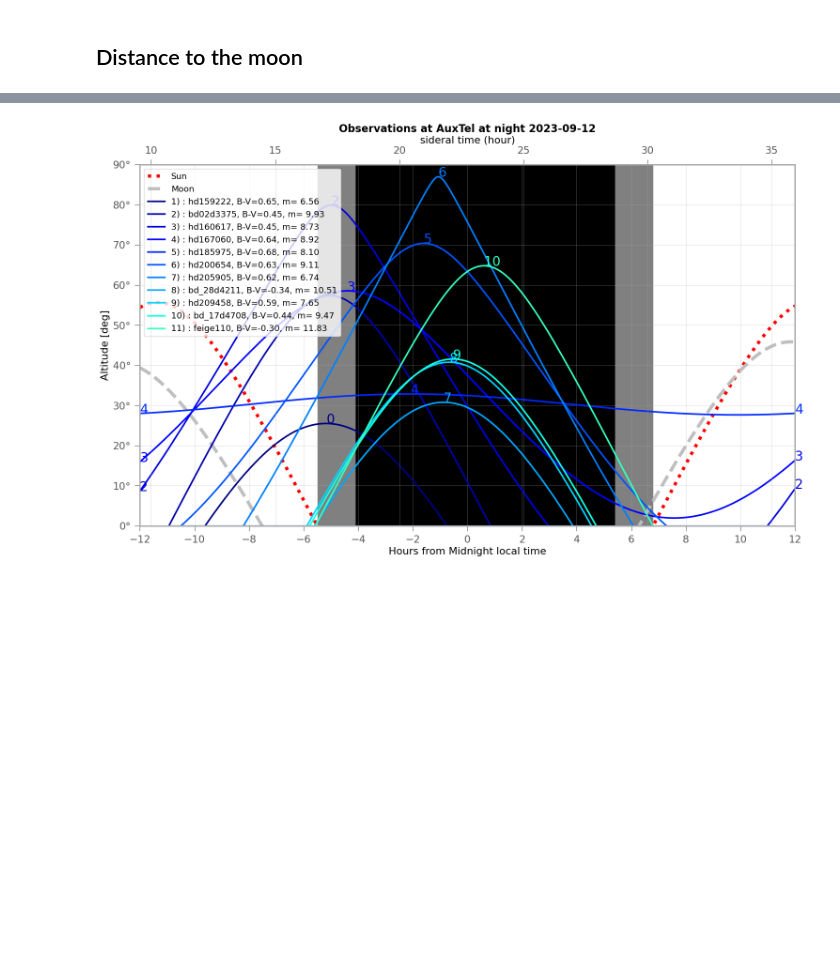
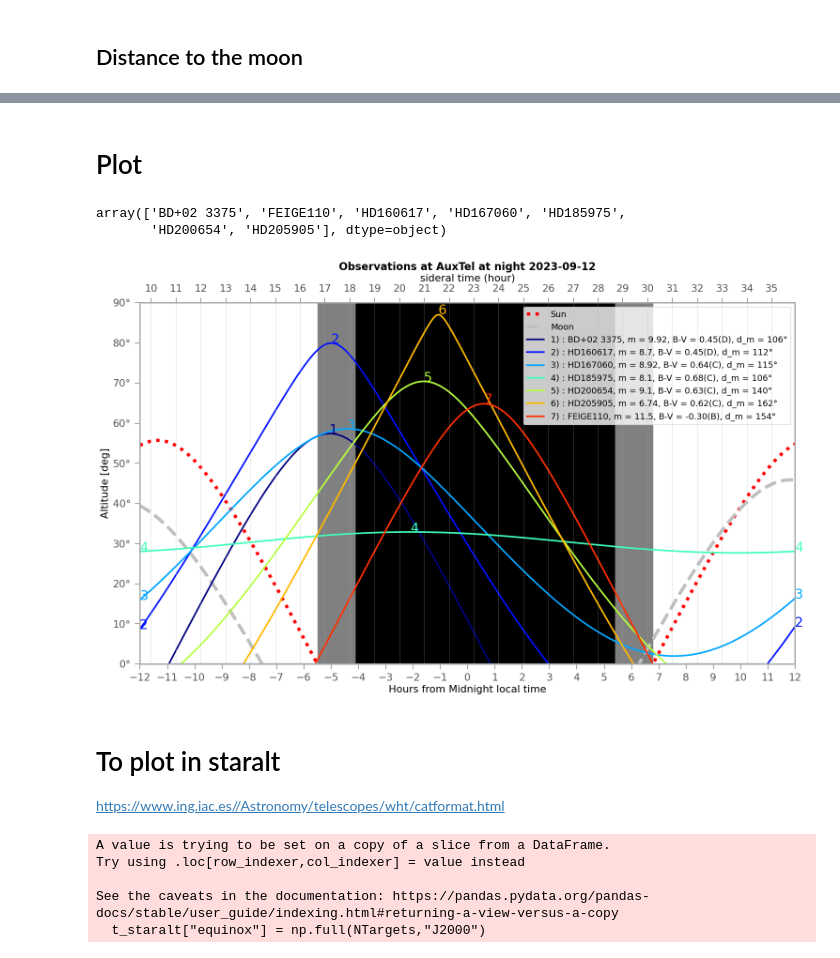
Before and after one commit to sylvielsstfr/AuxtelStarAlt, a Jupyter notebook: notebooks/2023-09-12/BuildVisibleCalspecList.ipynb, the cells around one changed output, grey strips where cells are left out. Drawn from its saved outputs; the diff is of its cells as text; code cells hidden in the pictures; blank space fills up the shorter version.

```diff
--- a/notebooks/2023-09-12/BuildVisibleCalspecList.ipynb
+++ b/notebooks/2023-09-12/BuildVisibleCalspecList.ipynb
@@ -501,0 +633,2 @@ sorted_all_timemax
+# %%
+t["tmax"] = all_timemax
@@ -501,0 +640,3 @@ sorted_all_timemax
+# %%
+rank = np.argsort(all_timemax)
+rank
@@ -501,0 +645,3 @@ sorted_all_timemax
+# %%
+rankinv = np.argsort(rank)
+rankinv
@@ -501,0 +652,3 @@ sorted_all_timemax
+# %%
+t["rank_tmax"] = rankinv # rank in time
+t["rank_num"] = np.arange(NTargets) # rank in original table
@@ -502,3 +672,11 @@ sorted_all_timemax
+# %% [markdown]
+# Plot
+# %%
+all_target_names = t["Star_name"].values
+all_target_names
+# %% [output]
+array(['BD+02 3375', 'FEIGE110', 'HD160617', 'HD167060', 'HD185975',
+       'HD200654', 'HD205905'], dtype=object)
 # %%
 fig = plt.figure(figsize=(18,10))
 ax=fig.add_subplot(1,1,1)
@@ -507,45 +685,75 @@ ax=fig.add_subplot(1,1,1)
 ax.plot(delta_midnight, sunaltazs_evening_to_morning.alt, color='r', ls=":",label='Sun',lw=5)
 #plot moon
 ax.plot(delta_midnight, moonaltazs_evening_to_morning.alt, color=[0.75]*3, ls='--', label='Moon',lw=5)
 
-rank=0
-for idx in sorted_indexes:
 
-    if all_altitudesmax[idx] > 25:
+# loop on selected targets in pandas dataframe t according rank order
+for index in range(NTargets):
 
-    #label=str(rank)+" : "+t[idx]['tag']
-        label = str(rank+1) + ") : " + all_target_tagnames[idx]
+    # select the good row in pandas dataframe from time ordering
+    row = (t[t["rank_tmax"] == index]).iloc[0]
 
 
-        ax.plot(delta_midnight, all_target_altazs_evening_to_morning[idx].alt,label=label, lw=2.5,color=all_colors[rank])
+    # get its tag
+    label = str(index+1) + ") : " + row["tag"]
 
-        if all_target_altazs_evening_to_morning[idx].alt[-1]>0:
-            ax.text(delta_midnight[-1], all_target_altazs_evening_to_morning[idx].alt[-1], f'{rank}',color=all_colors[rank],fontsize=20)
-        if all_target_altazs_evening_to_morning[idx].alt[0]>0:
-            ax.text(delta_midnight[0], all_target_altazs_evening_to_morning[idx].alt[0], f'{rank}',color=all_colors[rank],fontsize=20)
-        if all_altitudesmax[idx]:
-            ax.text(all_timemax[idx], all_altitudesmax[idx], f'{rank}',color=all_colors[rank],fontsize=20)
+    # rank in all_target_altazs_evening_to_morning table
+    rank_num = row["rank_num"]
+    tmax = row["tmax"]
+    altmax = row["alt_max"]
 
-        rank+=1
+
+
+    # plot trajectory
+    ax.plot(delta_midnight, all_target_altazs_evening_to_morning[rank_num].alt,label=label, lw=2.5,color=all_colors[index])
+
+    # plot label
+    if all_target_altazs_evening_to_morning[rank_num].alt[-1]>0:
+        ax.text(delta_midnight[-1], all_target_altazs_evening_to_morning[rank_num].alt[-1], f'{index+1}',color=all_colors[index],fontsize=20)
+    if all_target_altazs_evening_to_morning[rank_num].alt[0]>0:
+        ax.text(delta_midnight[0], all_target_altazs_evening_to_morning[rank_num].alt[0], f'{index+1}',color=all_colors[index],fontsize=20)
+    if altmax>0 :
+        ax.text(tmax, altmax, f'{index+1}',color=all_colors[index],fontsize=20)
+
 
 
 ax.fill_between(delta_midnight, 0*u.deg, 90*u.deg,sunaltazs_evening_to_morning.alt < -0*u.deg, color='0.5', zorder=0)
 ax.fill_between(delta_midnight, 0*u.deg, 90*u.deg,sunaltazs_evening_to_morning.alt < -18*u.deg, color='k', zorder=0)
 
-ax.legend(loc='upper left')
+ax.legend(loc='upper right')
 ax.set_xlim(-12*u.hour, 12*u.hour)
 ax.set_xticks((np.arange(13)*2-12)*u.hour)
 ax.set_ylim(0*u.deg, 90*u.deg)
 ax.set_xlabel('Hours from Midnight local time')
 ax.set_ylabel('Altitude [deg]')
+ax.grid(None)
+tick_spacing = 1
+ax.xaxis.set_major_locator(ticker.MultipleLocator(tick_spacing))
 title = "Observations at AuxTel at night " + night_obs_str.split(" ")[0]
 ax.set_title(title)
 ax2 = ax.twiny()
 ax2.plot([sideral_times[0].hour,sideral_times[-1].hour],[0,0])
 ax2.set_xlabel("sideral time (hour)")
+ax2.xaxis.set_major_locator(ticker.MultipleLocator(tick_spacing))
+#ax2.grid()
 figname="AuxtelStarAlt_{:4d}_{:d}_{:d}.png".format(NYEAR,NMONTH,NDAY)
 
 plt.savefig(figname)
 plt.show()
 # %% [output]
-[figure, old version]
+[figure, new version]
+# %% [markdown]
+# To plot in staralt
+
+https://www.ing.iac.es//Astronomy/telescopes/wht/catformat.html
+# %%
+t_staralt = t[["Star_name","RA","Decl","rank_tmax"]]
+t_staralt["equinox"] = np.full(NTargets,"J2000")
+t_staralt = t_staralt.sort_values(by = ['rank_tmax'])
+t_staralt = t_staralt.drop(['rank_tmax'], axis=1)
+# %% [output]
+A value is trying to be set on a copy of a slice from a DataFrame.
+Try using .loc[row_indexer,col_indexer] = value instead
+
+See the caveats in the documentation: https://pandas.pydata.org/pandas-docs/stable/user_guide/indexing.html#returning-a-view-versus-a-copy
+  t_staralt["equinox"] = np.full(NTargets,"J2000")
```
Also changed, not shown: parts of 78 cells of this notebook, 3 other files.
